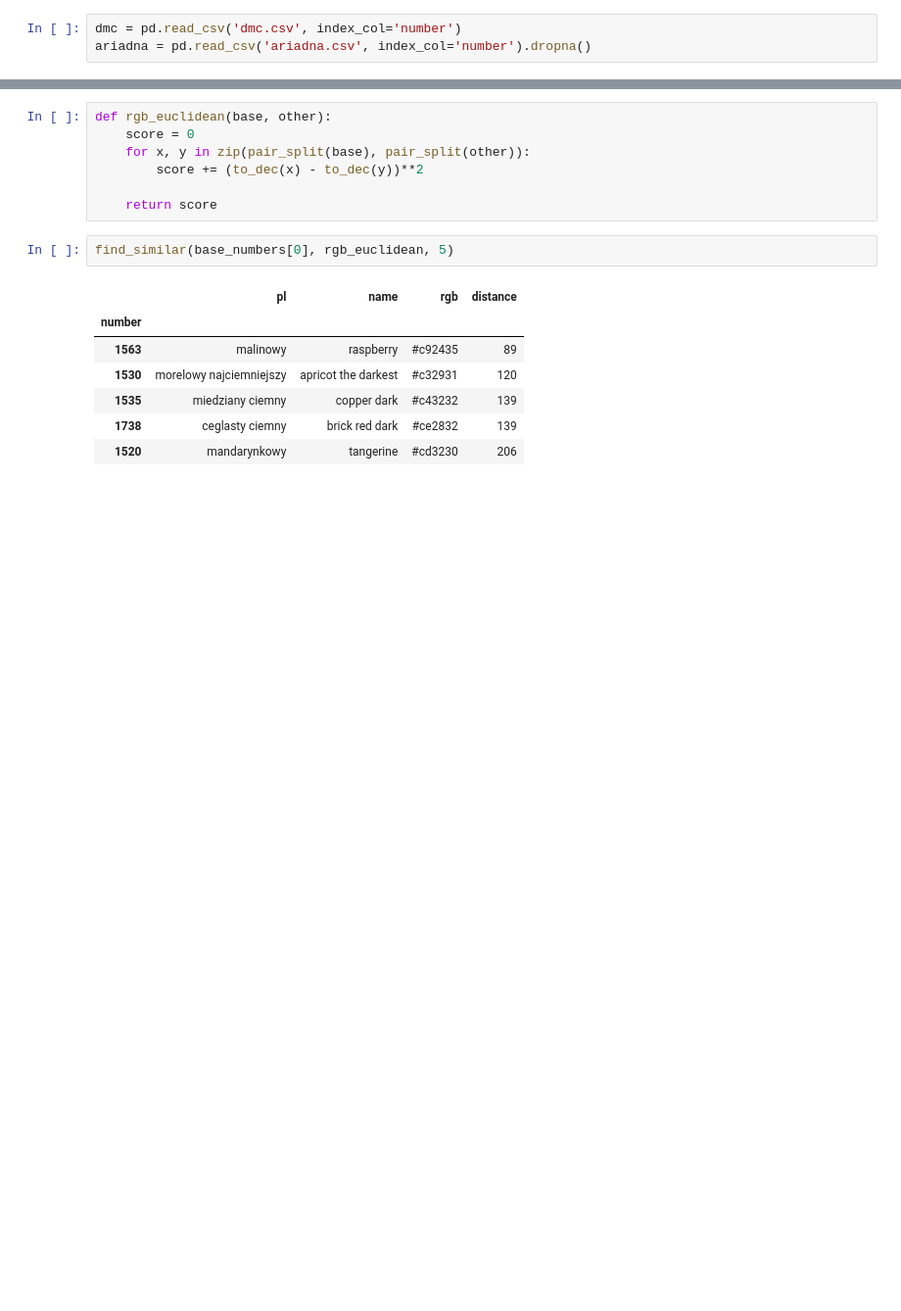
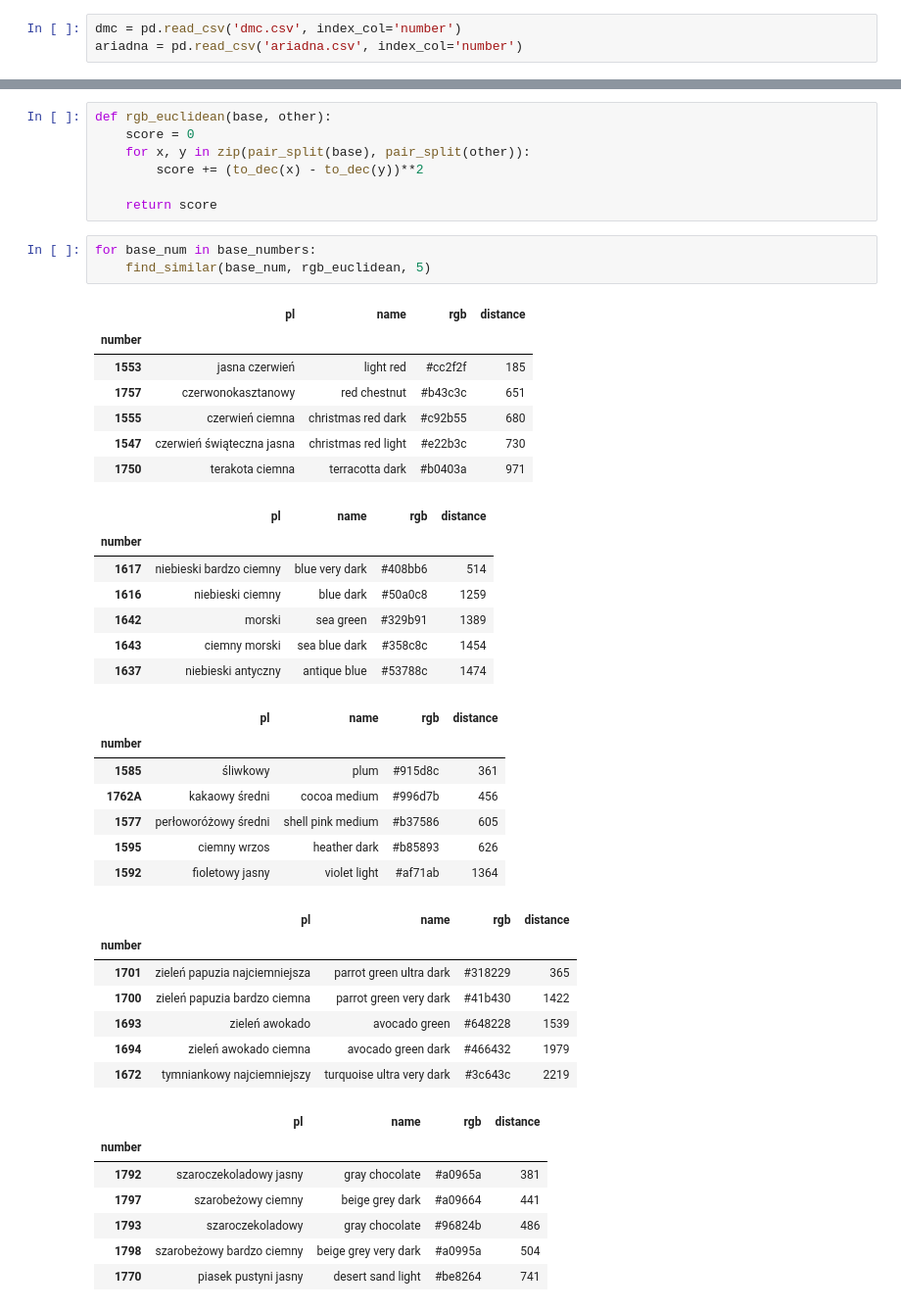
Before and after one commit to JuliaSzulc/flossverter, a Jupyter notebook: sandbox.ipynb, the cells around one changed output, grey strips where cells are left out. Shown: that part at 98% size. Saved outputs shown, nothing was run; the diff lists cells and outputs as text; blank space fills up the shorter version.

```diff
--- a/sandbox.ipynb
+++ b/sandbox.ipynb
@@ -30,7 +30,7 @@ swatch('blue', ['red', 'green', 'yellow'], vertical=True, size=1, whitespace=0,
 ## Color differences
 # %%
 dmc = pd.read_csv('dmc.csv', index_col='number')
-ariadna = pd.read_csv('ariadna.csv', index_col='number').dropna()
+ariadna = pd.read_csv('ariadna.csv', index_col='number')
 # %%
 base_numbers = ['321', '518', '553', '701', '3863']
 # %%
@@ -72,13 +72,42 @@ def rgb_euclidean(base, other):
 
     return score
 # %%
-find_similar(base_numbers[0], rgb_euclidean, 5)
+for base_num in base_numbers:
+    find_similar(base_num, rgb_euclidean, 5)
 # %% [output]
 |  | pl | name | rgb | distance |
 | number |  |  |  |  |
-| 1563 | malinowy | raspberry | #c92435 | 89 |
-| 1530 | morelowy najciemniejszy | apricot the darkest | #c32931 | 120 |
-| 1535 | miedziany ciemny | copper dark | #c43232 | 139 |
-| 1738 | ceglasty ciemny | brick red dark | #ce2832 | 139 |
-| 1520 | mandarynkowy | tangerine | #cd3230 | 206 |
+| 1553 | jasna czerwień | light red | #cc2f2f | 185 |
+| 1757 | czerwonokasztanowy | red chestnut | #b43c3c | 651 |
+| 1555 | czerwień ciemna | christmas red dark | #c92b55 | 680 |
+| 1547 | czerwień świąteczna jasna | christmas red light | #e22b3c | 730 |
+| 1750 | terakota ciemna | terracotta dark | #b0403a | 971 |
+|  | pl | name | rgb | distance |
+| number |  |  |  |  |
+| 1617 | niebieski bardzo ciemny | blue very dark | #408bb6 | 514 |
+| 1616 | niebieski ciemny | blue dark | #50a0c8 | 1259 |
+| 1642 | morski | sea green | #329b91 | 1389 |
+| 1643 | ciemny morski | sea blue dark | #358c8c | 1454 |
+| 1637 | niebieski antyczny | antique blue | #53788c | 1474 |
+|  | pl | name | rgb | distance |
+| number |  |  |  |  |
+| 1585 | śliwkowy | plum | #915d8c | 361 |
+| 1762A | kakaowy średni | cocoa medium | #996d7b | 456 |
+| 1577 | perłoworóżowy średni | shell pink medium | #b37586 | 605 |
+| 1595 | ciemny wrzos | heather dark | #b85893 | 626 |
+| 1592 | fioletowy jasny | violet light | #af71ab | 1364 |
+|  | pl | name | rgb | distance |
+| number |  |  |  |  |
+| 1701 | zieleń papuzia najciemniejsza | parrot green ultra dark | #318229 | 365 |
+| 1700 | zieleń papuzia bardzo ciemna | parrot green very dark | #41b430 | 1422 |
+| 1693 | zieleń awokado | avocado green | #648228 | 1539 |
+| 1694 | zieleń awokado ciemna | avocado green dark | #466432 | 1979 |
+| 1672 | tymniankowy najciemniejszy | turquoise ultra very dark | #3c643c | 2219 |
+|  | pl | name | rgb | distance |
+| number |  |  |  |  |
+| 1792 | szaroczekoladowy jasny | gray chocolate | #a0965a | 381 |
+| 1797 | szarobeżowy ciemny | beige grey dark | #a09664 | 441 |
+| 1793 | szaroczekoladowy | gray chocolate | #96824b | 486 |
+| 1798 | szarobeżowy bardzo ciemny | beige grey very dark | #a0995a | 504 |
+| 1770 | piasek pustyni jasny | desert sand light | #be8264 | 741 |
 [figure]
```
Also changed, not shown: parts of 1 cell of this notebook.
